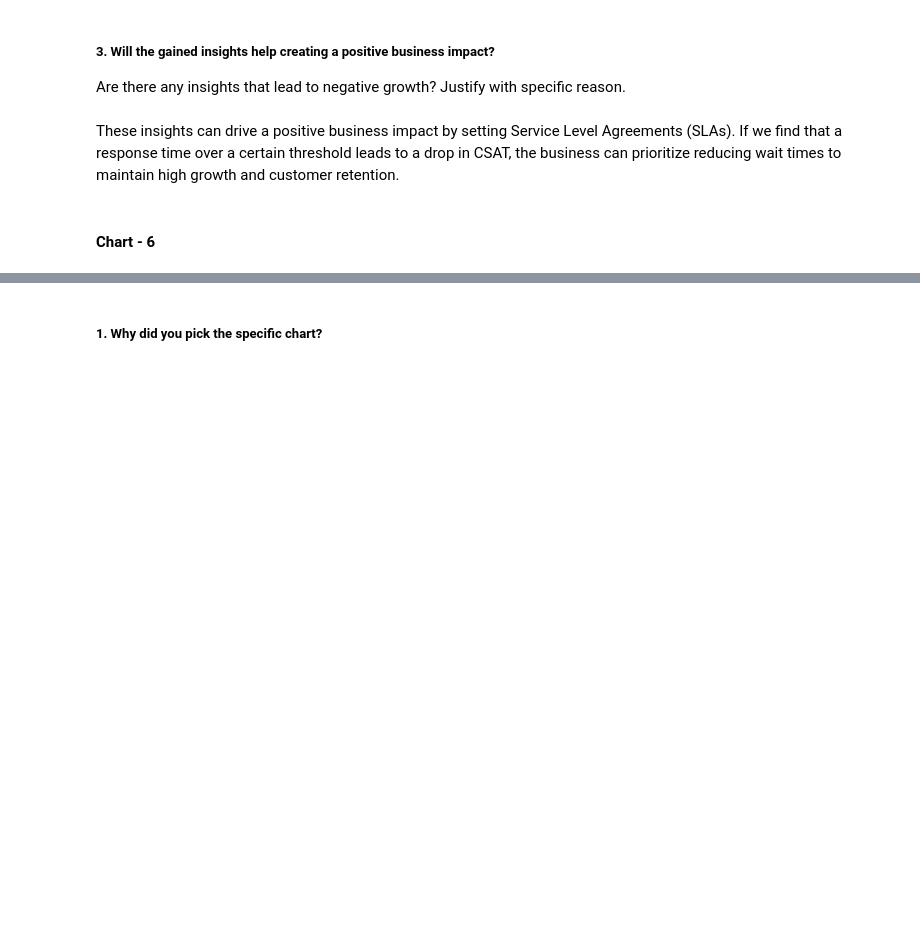
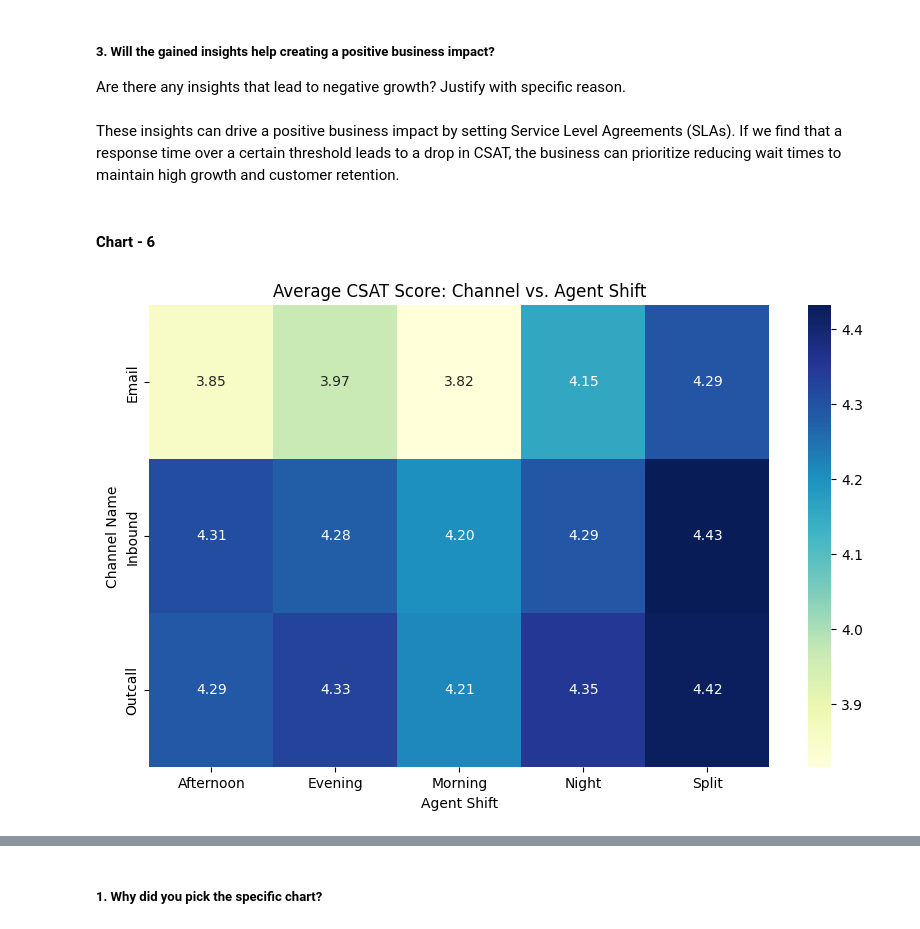
Before and after one commit to amol004/E-Commerce-Customer-Satisfaction-Score-Prediction-Deep-Learning, a Jupyter notebook: E_Commerce_Customer_Satisfaction_Score_Prediction.ipynb, the cells around one changed output, grey strips where cells are left out. Saved outputs shown, nothing was run; the diff lists cells and outputs as text; code cells hidden in the pictures; blank space fills up the shorter version.

```diff
--- a/E_Commerce_Customer_Satisfaction_Score_Prediction.ipynb
+++ b/E_Commerce_Customer_Satisfaction_Score_Prediction.ipynb
@@ -478,0 +477,12 @@ These insights can drive a positive business impact by setting Service Level Agr
+# %%
+# Chart - 6: Multivariate Analysis - CSAT Score by Channel and Shift
+pivot_table = df.pivot_table(values='CSAT Score', index='channel_name', columns='Agent Shift', aggfunc='mean')
+
+plt.figure(figsize=(10, 6))
+sns.heatmap(pivot_table, annot=True, cmap='YlGnBu', fmt='.2f')
+plt.title('Average CSAT Score: Channel vs. Agent Shift')
+plt.xlabel('Agent Shift')
+plt.ylabel('Channel Name')
+plt.show()
+# %% [output]
+[figure, added]
```
Also changed, not shown: parts of 79 cells of this notebook.
